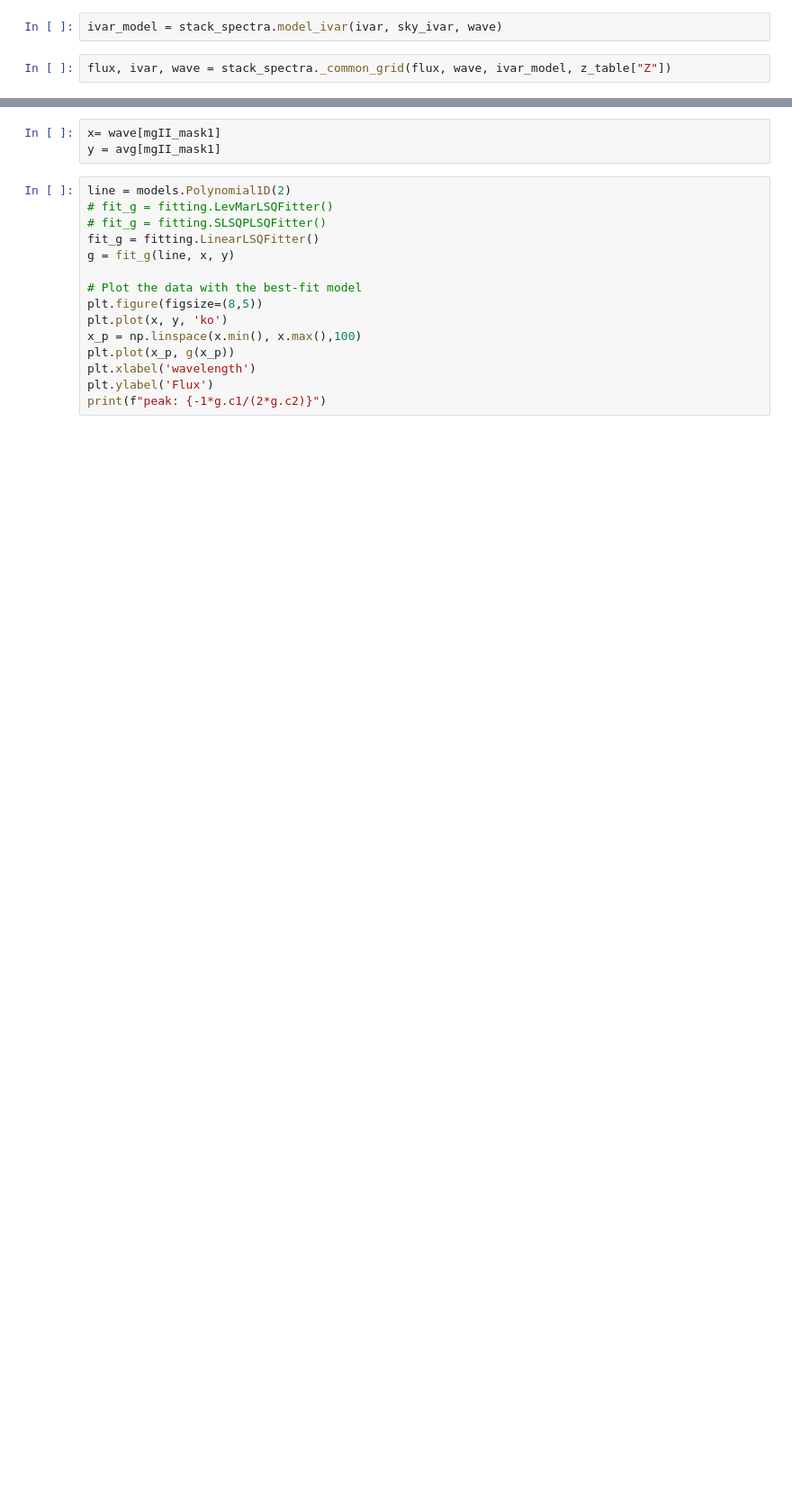
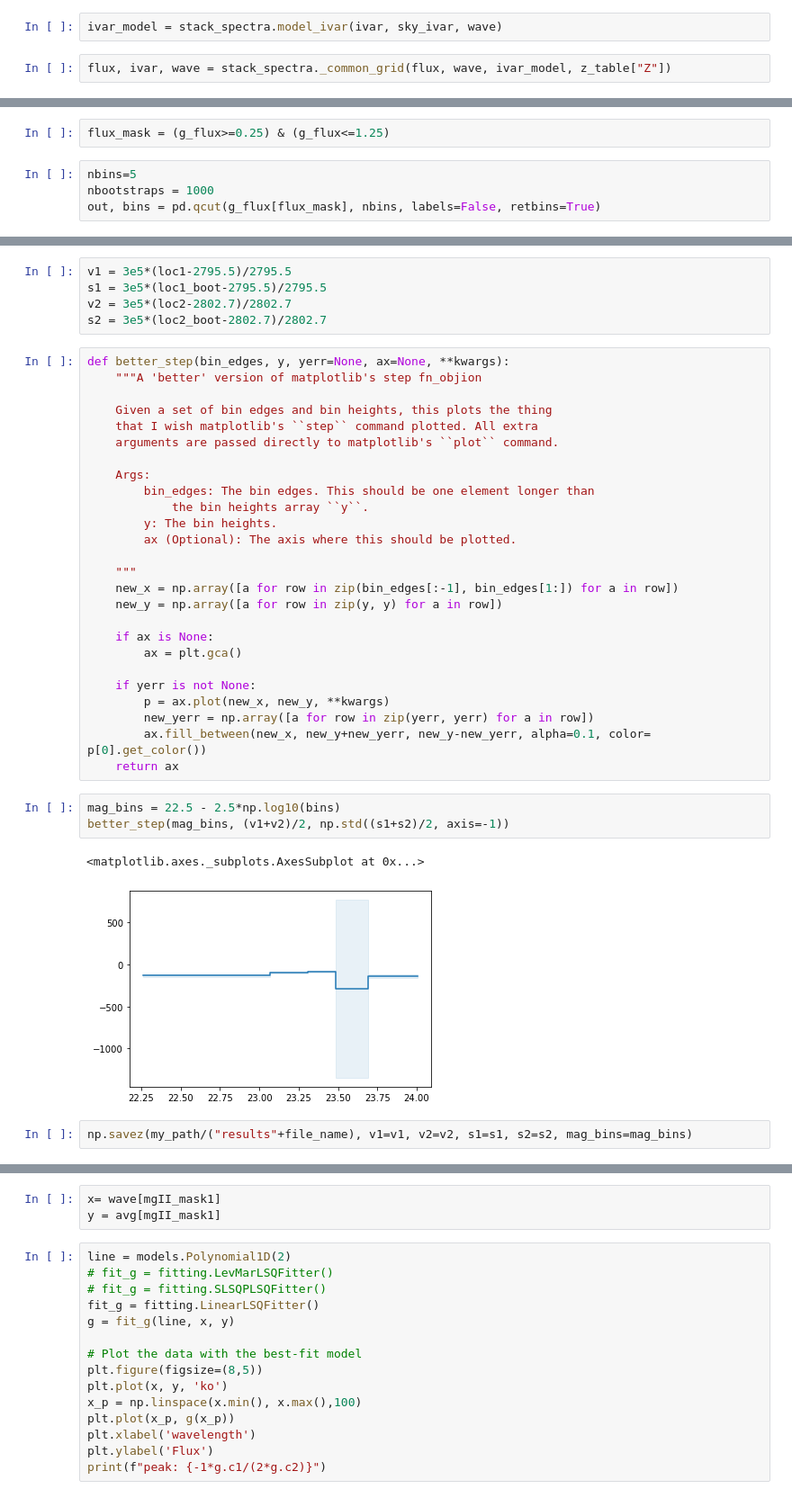
Before and after one commit to biprateep/DESI-stack, a Jupyter notebook: notebooks/stack_ELG.ipynb, the cells around one changed output, grey strips where cells are left out. Shown: that part at 90% size. Drawn from its saved outputs; the diff is of its cells as text; blank space fills up the shorter version.

```diff
--- a/notebooks/stack_ELG.ipynb
+++ b/notebooks/stack_ELG.ipynb
@@ -78,0 +111,6 @@ show(p)
+# %%
+flux_mask = (g_flux>=0.25) & (g_flux<=1.25)
+# %%
+nbins=5
+nbootstraps = 1000
+out, bins = pd.qcut(g_flux[flux_mask], nbins, labels=False, retbins=True)
@@ -78,0 +176,39 @@ show(p)
+# %%
+v1 = 3e5*(loc1-2795.5)/2795.5
+s1 = 3e5*(loc1_boot-2795.5)/2795.5
+v2 = 3e5*(loc2-2802.7)/2802.7
+s2 = 3e5*(loc2_boot-2802.7)/2802.7
+# %%
+def better_step(bin_edges, y, yerr=None, ax=None, **kwargs):
+    """A 'better' version of matplotlib's step fn_objion
+
+    Given a set of bin edges and bin heights, this plots the thing
+    that I wish matplotlib's ``step`` command plotted. All extra
+    arguments are passed directly to matplotlib's ``plot`` command.
+
+    Args:
+        bin_edges: The bin edges. This should be one element longer than
+            the bin heights array ``y``.
+        y: The bin heights.
+        ax (Optional): The axis where this should be plotted.
+
+    """
+    new_x = np.array([a for row in zip(bin_edges[:-1], bin_edges[1:]) for a in row])
+    new_y = np.array([a for row in zip(y, y) for a in row])
+
+    if ax is None:
+        ax = plt.gca()
+
+    if yerr is not None:
+        p = ax.plot(new_x, new_y, **kwargs)
+        new_yerr = np.array([a for row in zip(yerr, yerr) for a in row])
+        ax.fill_between(new_x, new_y+new_yerr, new_y-new_yerr, alpha=0.1, color= p[0].get_color())
+    return ax
+# %%
+mag_bins = 22.5 - 2.5*np.log10(bins)
+better_step(mag_bins, (v1+v2)/2, np.std((s1+s2)/2, axis=-1))
+# %% [output]
+<matplotlib.axes._subplots.AxesSubplot at 0x...>
+[figure, added]
+# %%
+np.savez(my_path/("results"+file_name), v1=v1, v2=v2, s1=s1, s2=s2, mag_bins=mag_bins)
```
Also changed, not shown: parts of 22 cells of this notebook, 2 other files.
